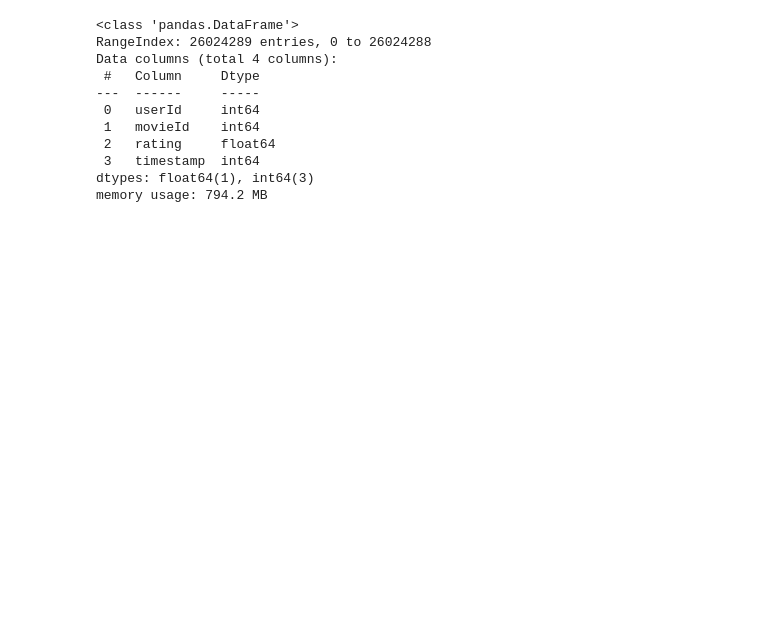
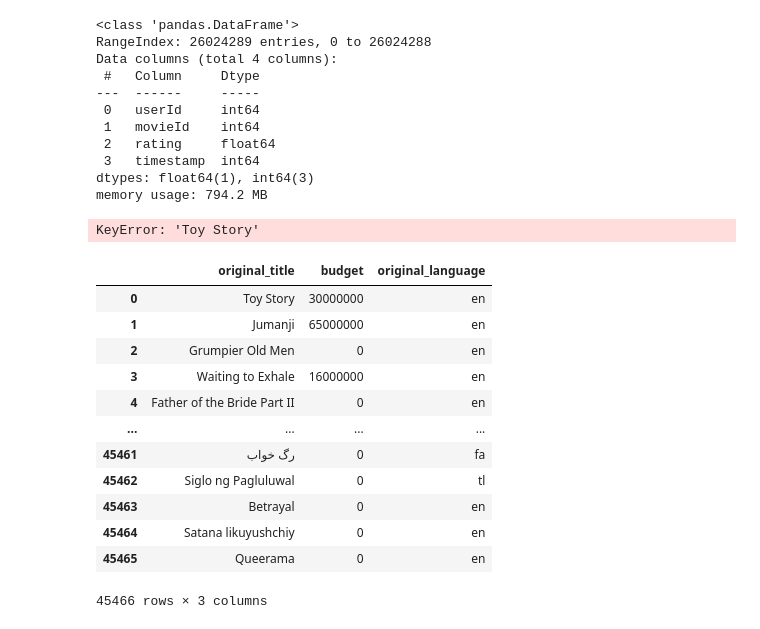
Before and after one commit to berubob/movie-analytics-ds, a Jupyter notebook: movie analytics.ipynb, the cells around one changed output. Drawn from its saved outputs; the diff is of its cells as text; code cells hidden in the pictures; blank space fills up the shorter version.

```diff
--- a/movie analytics.ipynb
+++ b/movie analytics.ipynb
@@ -72,3 +117,25 @@ Data columns (total 4 columns):
  3   timestamp  int64
 dtypes: float64(1), int64(3)
 memory usage: 794.2 MB
+# %%
+movies_data.loc["Toy Story"]
+# %% [output]
+KeyError: 'Toy Story'
+# %%
+movies_data = movies_data.reset_index()
+# %%
+movies_data.loc[:, ["original_title", "budget", "original_language"]]
+# %% [output]
+|  | original_title | budget | original_language |
+| 0 | Toy Story | 30000000 | en |
+| 1 | Jumanji | 65000000 | en |
+| 2 | Grumpier Old Men | 0 | en |
+| 3 | Waiting to Exhale | 16000000 | en |
+| 4 | Father of the Bride Part II | 0 | en |
+| ... | ... | ... | ... |
+| 45461 | رگ خواب | 0 | fa |
+| 45462 | Siglo ng Pagluluwal | 0 | tl |
+| 45463 | Betrayal | 0 | en |
+| 45464 | Satana likuyushchiy | 0 | en |
+| 45465 | Queerama | 0 | en |
+45466 rows × 3 columns
```
Also changed, not shown: parts of 14 cells of this notebook.
